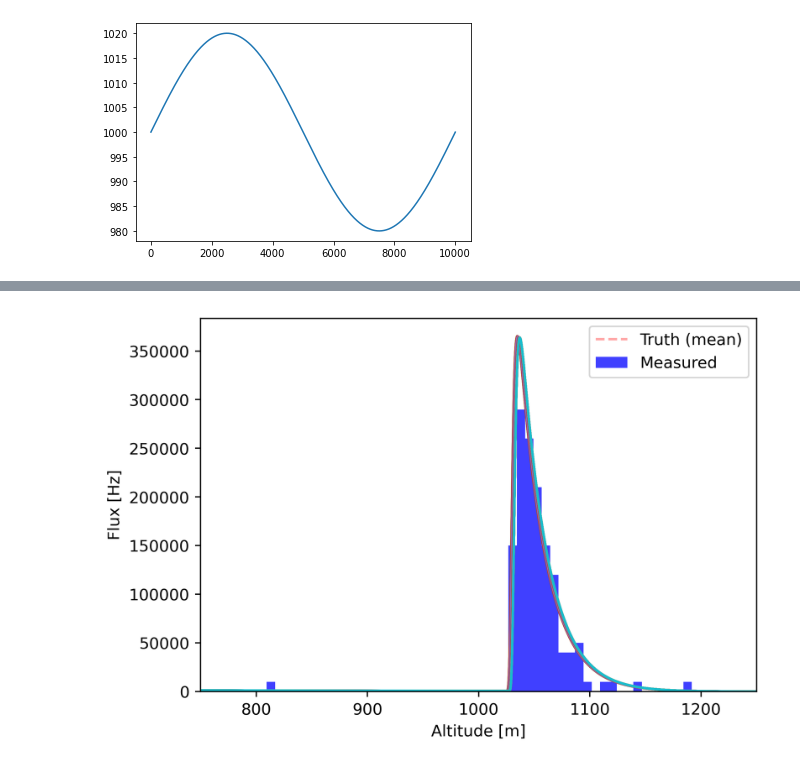
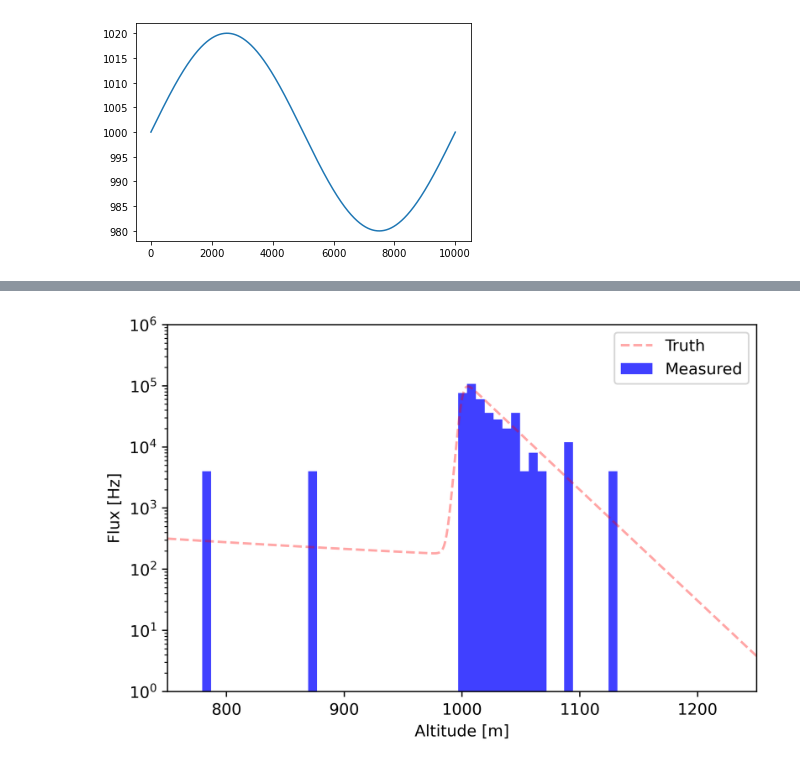
Before and after one commit to gkirchhoff32/Cloud-Measurements, a Jupyter notebook: meas_sim.ipynb, the cells around one changed output, grey strips where cells are left out. Drawn from its saved outputs; the diff is of its cells as text; code cells hidden in the pictures.

```diff
--- a/meas_sim.ipynb
+++ b/meas_sim.ipynb
@@ -36,8 +36,10 @@ P_0 = 1000  # [mbar] Typical absolute pressure for Denver
 T_0 = 294.3  # [K] Typical 70 F temperature for Denver
 lamb = 532.18e-9  # [m] laser wavelength
 
-D = 16  # [in] outer diameter of telescope
-d = 5  # [in] inner diameter of telescope
+# D = 16  # [in] outer diameter of telescope
+# d = 5  # [in] inner diameter of telescope
+D = 8  # [in]
+d = 1.8  # [in]
 
 dt_TCSPC = 25e-12  # [s] native resolution of TCSPC
 
@@ -223,7 +225,7 @@ plt.show()
 [figure]
 # %%
 use_com = True
-time_vary = True
+time_vary = False
 
 """
 Using Matthew Hayman's 'photon_count_generator' method in 'sim_deadtime_utils', generate simulated data with
@@ -243,7 +245,7 @@ if use_com:
     rho_func = N_com_HG / dt_sim # [Hz] arrival-rate function (flux)
 else:
     rho_func = N_mol_HG / dt_sim # [Hz] arrival-rate function (flux)
-Nshot = 100
+Nshot = 5000
 tD = 29.1  # [s] Deadtime interval
 wrap_deadtime = False
 
@@ -340,29 +329,30 @@ plt.show()
 # %%
 tof = (np.array(det_events)*dt_sim)
 r_meas = tof * c
 bin_avg = 2000  # integration factor (increase bin sizes)
 
 fig = plt.figure(dpi=400)
 ax = fig.add_subplot(111)
 n, bins = np.histogram(tof, bins=t_sim_bins[::bin_avg])
 binwidth = np.diff(bins)[0]
 N = n / binwidth / Nshot  # [Hz] Scaling counts to arrival rate
 center = 0.5 * (bins[:-1] + bins[1:])
 ax.bar(center*c/2, N, align='center', width=binwidth*c/2, color='b', alpha=0.75, label='Measured')
 if use_com:
     if time_vary:
         ax.plot(t_sim*c/2, np.mean(N_com_HG_agg, axis=1)/dt_TCSPC, 'r--', alpha=0.35, label='Truth (mean)')
         ax.plot(t_sim*c/2, N_com_HG_agg[:, ::100]/dt_TCSPC)
     else:
         ax.plot(t_sim*c/2, N_com_HG/dt_TCSPC, 'r--', alpha=0.35, label='Truth')
 else:
     ax.plot(t_sim*c/2, N_mol_HG/dt_TCSPC, 'r--', alpha=0.5, label='Truth')
 ax.set_ylabel('Flux [Hz]')
 ax.set_xlabel('Altitude [m]')
-# ax.set_yscale('log')
+ax.set_yscale('log')
 ax.set_xlim([750, 1250])
+ax.set_ylim([1e0, 1e6])
 plt.tight_layout()
 plt.legend()
 plt.show()
 # %% [output]
-[figure, old version]
+[figure, new version]
```
Also changed, not shown: parts of 6 cells of this notebook, 1 other file.
